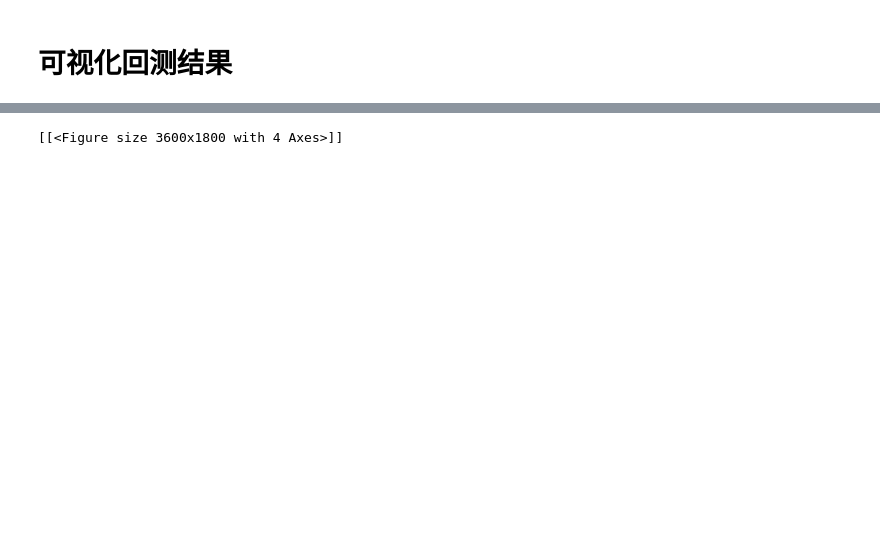
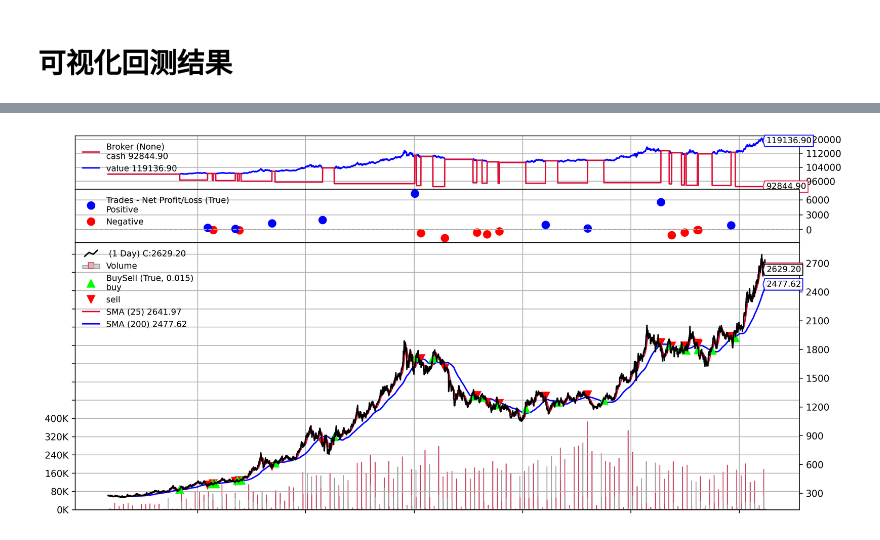
Before and after one commit to ppwqwqs/The_Practice_of_Classical_Quantitative_Strategies, a Jupyter notebook: SMA_Strategy.ipynb, the cells around one changed output, grey strips where cells are left out. Cells and saved outputs as stored; diff of their text form; code cells hidden in the pictures; blank space fills up the shorter version.

```diff
--- a/SMA_Strategy.ipynb
+++ b/SMA_Strategy.ipynb
@@ -181,9 +197,9 @@ cerebro.plot()
 # %%
 %matplotlib inline
 plt.rcParams['figure.figsize'] = (12, 6)
 plt.rcParams['figure.dpi'] = 300
-cerebro.plot()
+cerebro.plot()[0][0]
 # %% [output]
 [interactive output not drawn]
 [interactive output not drawn]
-[[<Figure size 3600x1800 with 4 Axes>]]
+[figure, added]
```
Also changed, not shown: parts of 2 cells of this notebook, 2 other files.
